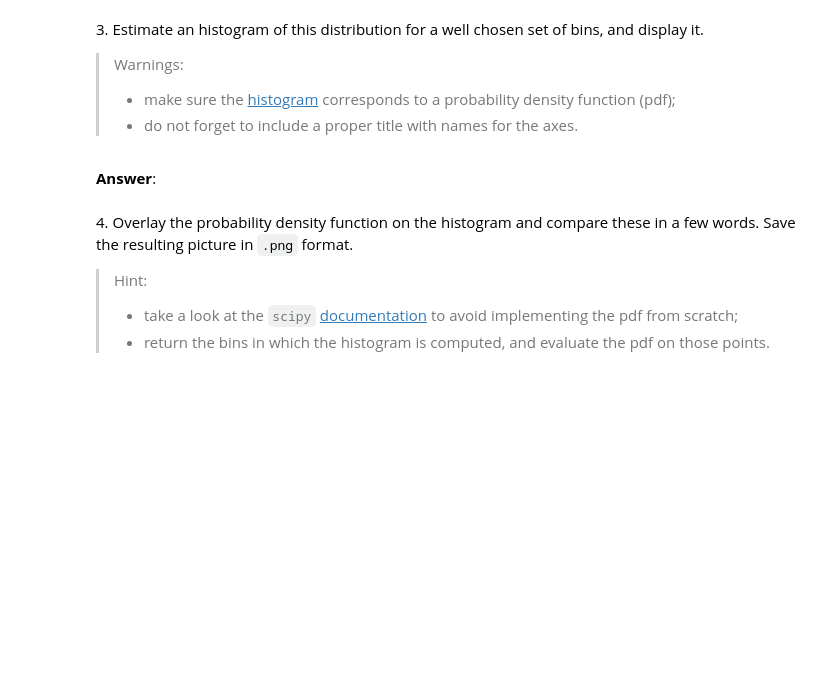
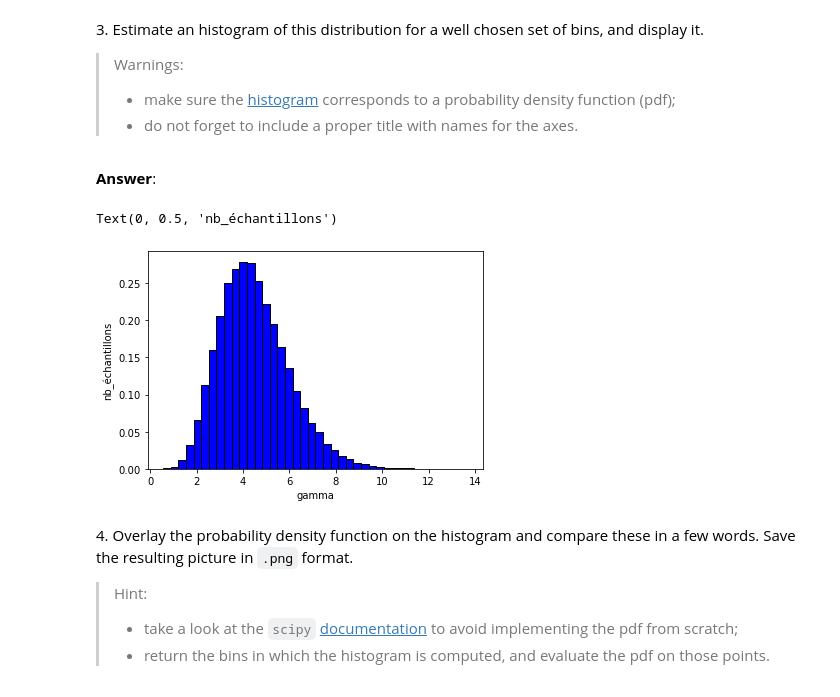
Before and after one commit to Eclil/python_sdia, a Jupyter notebook: Labs/Lab2/lab2.ipynb, the cells around one changed output. Cells and saved outputs as stored; diff of their text form; code cells hidden in the pictures; blank space fills up the shorter version.

```diff
--- a/Labs/Lab2/lab2.ipynb
+++ b/Labs/Lab2/lab2.ipynb
@@ -55,0 +59,6 @@ b = 7 + a
+# %%
+# your code
+sample = np.random.gamma(9,1/2,100000)
+print(sample[0:11])
+
+np.save("échantillon",sample)
@@ -65,3 +75,13 @@ b = 7 + a
+# %%
+# your code
+import matplotlib.pyplot as plt
+
+plt.hist(sample,40,color = 'blue', edgecolor = 'black', density = True)
+plt.xlabel("gamma")
+plt.ylabel("nb_échantillons")
+# %% [output]
+Text(0, 0.5, 'nb_échantillons')
+[figure, added]
 # %% [markdown]
 4\. Overlay the probability density function on the histogram and compare these in a few words. Save the resulting picture in `.png` format.
 > Hint:
```
Also changed, not shown: parts of 23 cells of this notebook, 8 other files.
